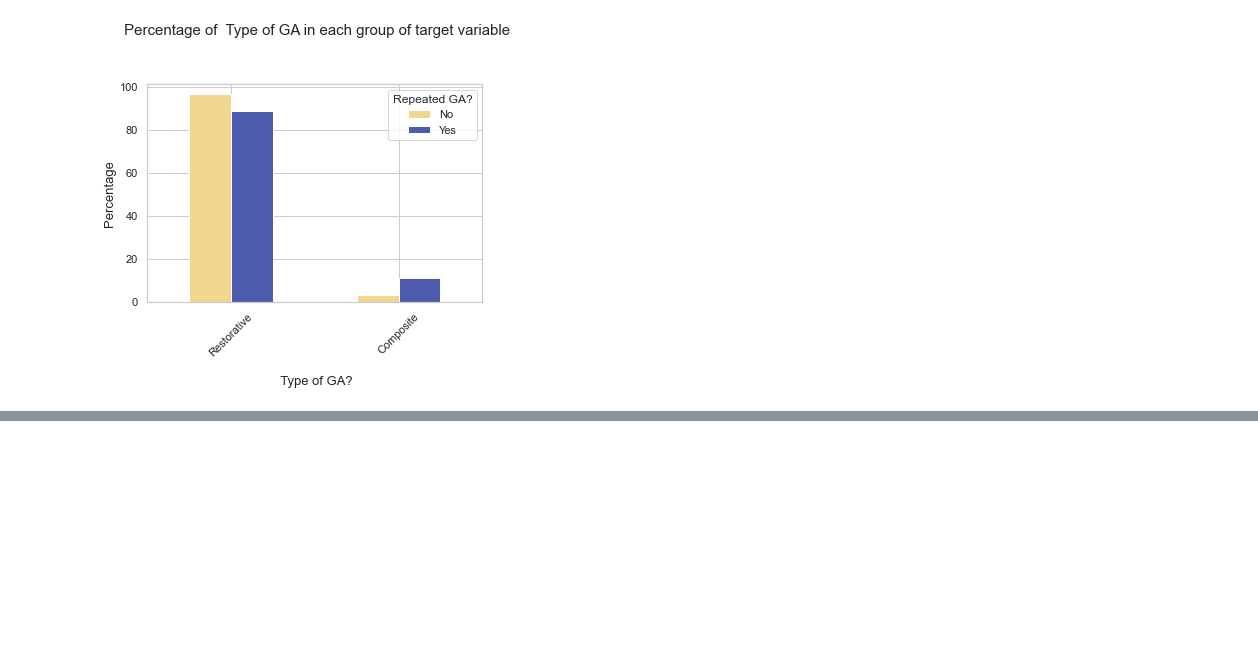
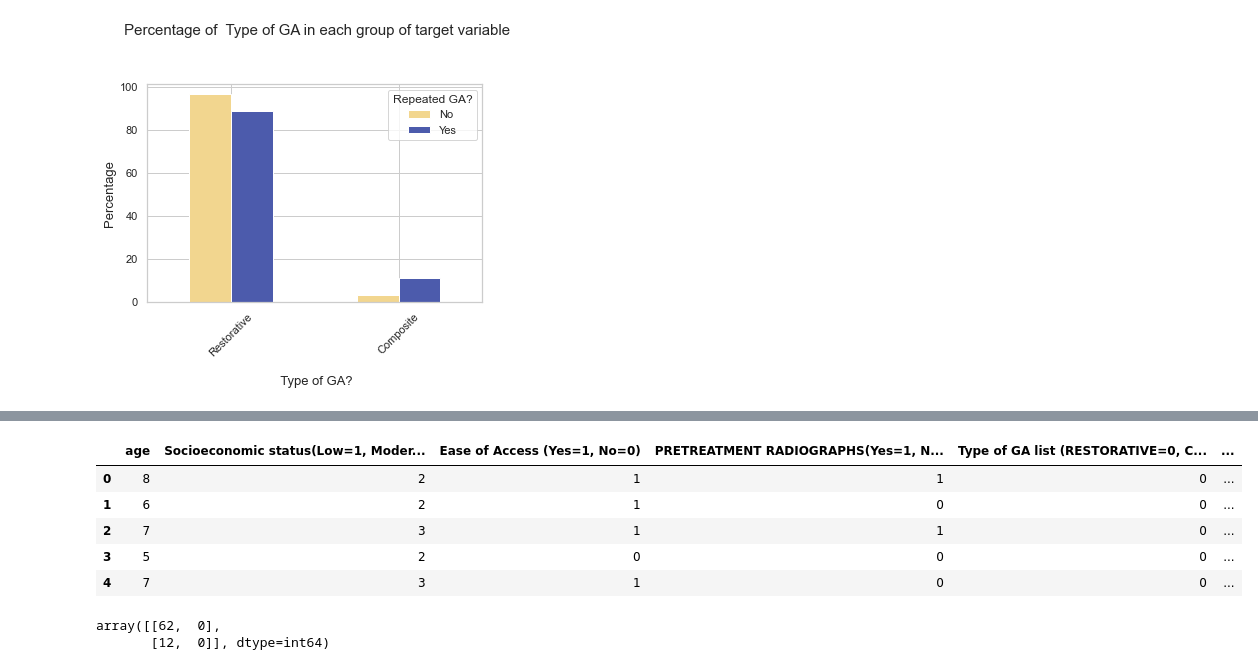
Before and after one commit to Kevinmcsd/Repeated-GA, a Jupyter notebook: Note Book.ipynb, the cells around one changed output, grey strips where cells are left out. Saved outputs shown, nothing was run; the diff lists cells and outputs as text; code cells hidden in the pictures; blank space fills up the shorter version.

Commit message:
Modeling added

```diff
--- a/Note Book.ipynb
+++ b/Note Book.ipynb
@@ -493,0 +520,10 @@ plt.show()
+# %%
+Model_df=combined_df.iloc[:,[2,4,5,6,8,10]]
+Model_df.head()
+# %% [output]
+|  | age | Socioeconomic status(Low=1, Moder... | Ease of Access (Yes=1, No=0) | PRETREATMENT RADIOGRAPHS(Yes=1, N... | Type of GA list (RESTORATIVE=0, C... | ... |
+| 0 | 8 | 2 | 1 | 1 | 0 | ... |
+| 1 | 6 | 2 | 1 | 0 | 0 | ... |
+| 2 | 7 | 3 | 1 | 1 | 0 | ... |
+| 3 | 5 | 2 | 0 | 0 | 0 | ... |
+| 4 | 7 | 3 | 1 | 0 | 0 | ... |
@@ -493,0 +535,14 @@ plt.show()
+# %%
+lr=LogisticRegression()
+lr.fit(X_train,y_train)
+
+y_pred=lr.predict(X_test)
+lr.score(X_test,y_test)
+y_pred=lr.predict(X_test)
+
+print(confusion_matrix(y_test,y_pred))
+
+print(classification_report(y_test,y_pred))
+# %% [output]
+array([[62,  0],
+       [12,  0]], dtype=int64)
```
Also changed, not shown: parts of 17 cells of this notebook.
